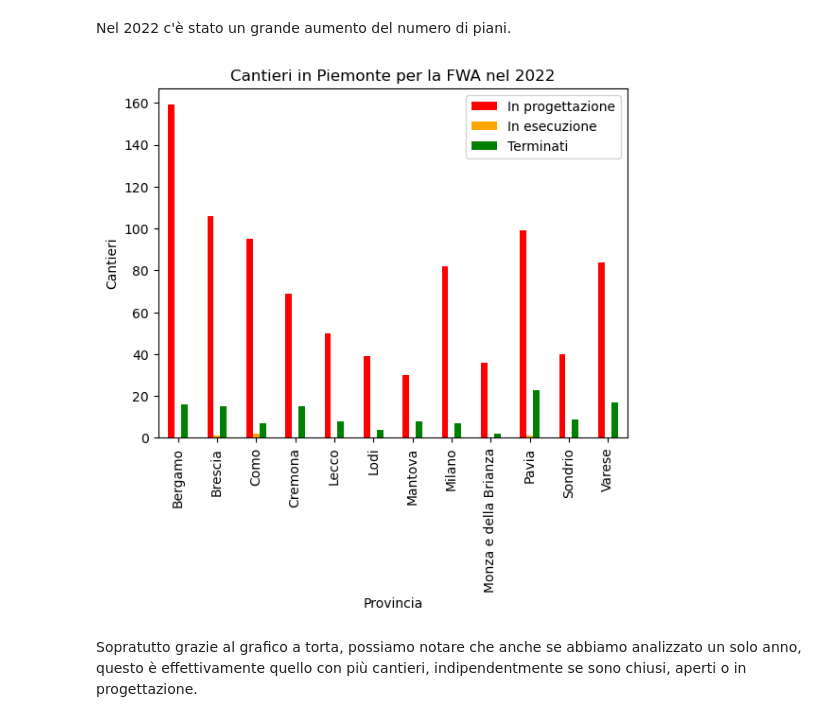
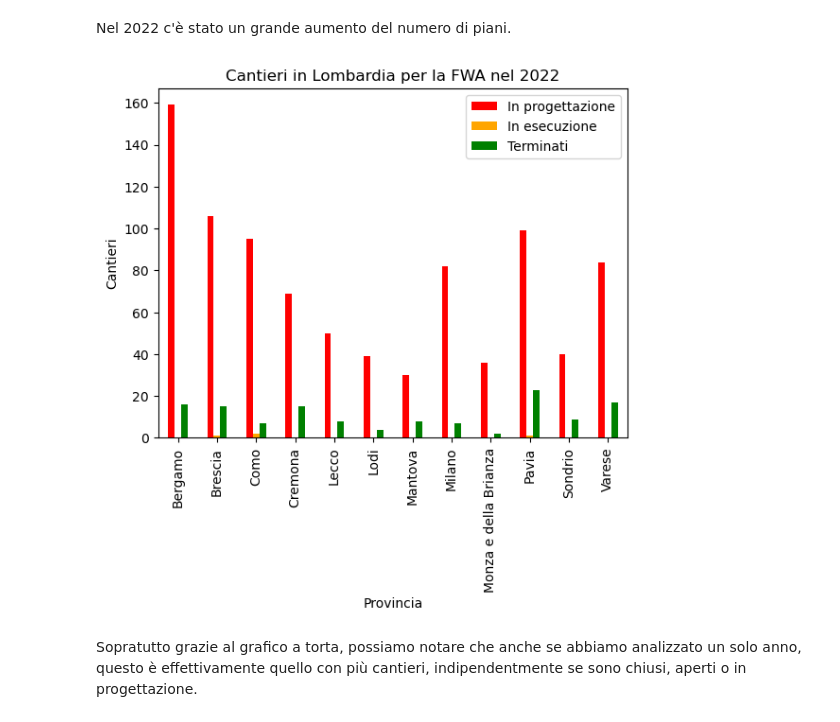
Before and after one commit to meliselmanhaskaj/Progetto_BUL_master, a Jupyter notebook: progetto.ipynb, the cells around one changed output. Drawn from its saved outputs; the diff is of its cells as text; code cells hidden in the pictures.

```diff
--- a/progetto.ipynb
+++ b/progetto.ipynb
@@ -352,18 +450,41 @@ Il totale dei piani è: 1325
 # %% [markdown]
 Nel 2022 c'è stato un grande aumento del numero di piani.
 # %%
-terminati = df_lomb[(df_lomb['Stato FWA'].str.contains(str_term, na=False)) & (df_lomb['Piano FWA (anno)'] == 2022)]['Provincia'].value_counts()
-in_esecuzione = df_lomb[(df_lomb['Stato FWA'].str.contains(str_esec, na=False)) & (df_lomb['Piano FWA (anno)'] == 2022)]['Provincia'].value_counts()
-in_progettazione = df_lomb[(df_lomb['Stato FWA'].str.contains(str_prog, na=False)) & (df_lomb['Piano FWA (anno)'] == 2022)]['Provincia'].value_counts()
+# Filtriamo i cantieri FWA in Lombardia per l'anno del piano 2022 e per stato
 
-conteggio_combinato_lavori_lomb = pd.DataFrame({'In progettazione': in_progettazione, 'In esecuzione': in_esecuzione, 'Terminati': terminati})
+# Cantieri terminati o in collaudo nel 2022
+terminati = df_lomb[
+    (df_lomb['Stato FWA'].str.contains(str_term, na=False)) &
+    (df_lomb['Piano FWA (anno)'] == 2022)
+]['Provincia'].value_counts()
+
+# Cantieri in esecuzione nel 2022
+in_esecuzione = df_lomb[
+    (df_lomb['Stato FWA'].str.contains(str_esec, na=False)) &
+    (df_lomb['Piano FWA (anno)'] == 2022)
+]['Provincia'].value_counts()
+
+# Cantieri in progettazione nel 2022
+in_progettazione = df_lomb[
+    (df_lomb['Stato FWA'].str.contains(str_prog, na=False)) &
+    (df_lomb['Piano FWA (anno)'] == 2022)
+]['Provincia'].value_counts()
+
+# Creiamo un DataFrame combinato per la visualizzazione
+conteggio_combinato_lavori_lomb = pd.DataFrame({
+    'In progettazione': in_progettazione,
+    'In esecuzione': in_esecuzione,
+    'Terminati': terminati
+})
+
+# Visualizziamo i dati con un grafico a barre
 conteggio_combinato_lavori_lomb.plot(kind='bar', color=['red', 'orange', 'green'])
-plt.title("Cantieri in Piemonte per la FWA nel 2022")
+plt.title("Cantieri in Lombardia per la FWA nel 2022")  # Correzione: Piemonte -> Lombardia
 plt.xlabel('Provincia')
 plt.ylabel('Cantieri')
 plt.show()
 # %% [output]
-[figure, old version]
+[figure, new version]
 # %% [markdown]
 Sopratutto grazie al grafico a torta, possiamo notare che anche se abbiamo analizzato un solo anno, questo è effettivamente quello con più cantieri, indipendentmente se sono chiusi, aperti o in progettazione.
 # %% [markdown]
```
Also changed, not shown: parts of 50 cells of this notebook.
